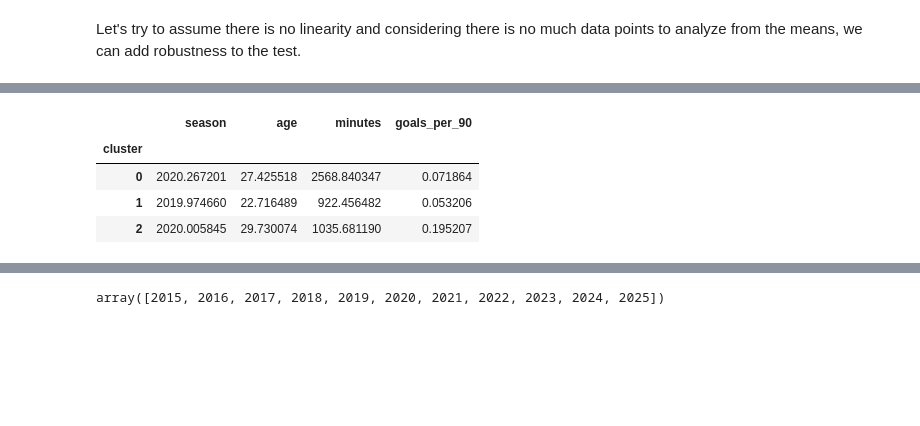
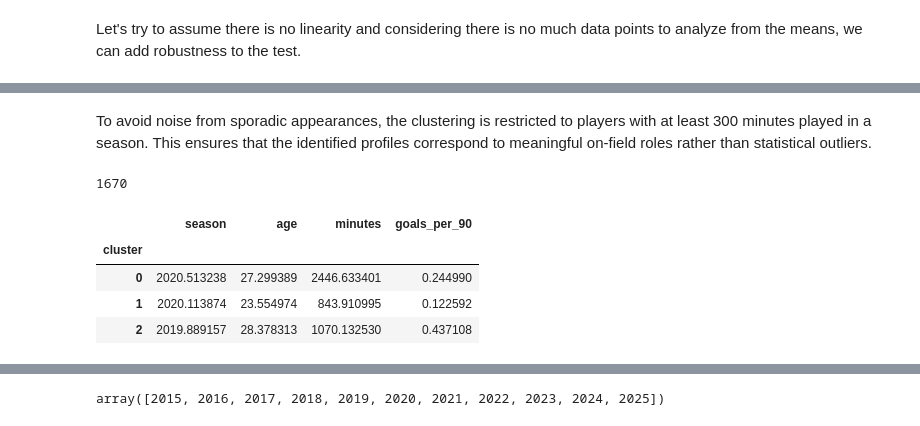
Before and after one commit to datorrado/Ageism-on-strikers-in-the-Colombian-football-league, a Jupyter notebook: ColombianFootball.ipynb, the cells around one changed output, grey strips where cells are left out. Cells and saved outputs as stored; diff of their text form; code cells hidden in the pictures; blank space fills up the shorter version.

```diff
--- a/ColombianFootball.ipynb
+++ b/ColombianFootball.ipynb
@@ -950,0 +803,2 @@ strong multicollinearity or other numerical problems.
+# %%
+df_col = consolidate_player_stats(df_col)
@@ -980,5 +1255,5 @@ Now, other doubts can be covered. How can we determine if "age" emerges as a rel
 # %%
-df_all = pd.read_csv("./data_joined/FPC_player_stats_all_seasons.csv")
+df_all = df_col.copy()
 df_all = df_all.sort_values(["season", "goals"], ascending=[True, False])
 
 df_all["rank_goals"] = (
@@ -988,3 +1263,4 @@ df_all["rank_goals"] = (
 )
 
 df_all["is_top15"] = (df_all["rank_goals"] <= 15).astype(int)
+df_all["post2020"] = (df_all["season"] > 2020).astype(int)
@@ -1076,3 +1415,20 @@ cluster_df = cluster_df[cluster_df["minutes"] >= 300]
+# %% [markdown]
+To avoid noise from sporadic appearances, the clustering is restricted to
+players with at least 300 minutes played in a season. This ensures that the
+identified profiles correspond to meaningful on-field roles rather than
+statistical outliers.
+# %%
+mask_fw = df_all["position"].str.contains("FW", na=False)
+mask_mf_goleador = df_all["position"].str.contains("MF", na=False) & (df_all["goals"] > 4)
+
+mask_base = (mask_fw | mask_mf_goleador) & (df_all["minutes"] >= 300)
+# %%
+cols_cluster = ["player","season","age","minutes","goals_per_90"]  # incluye player para merge luego
+cluster_df = df_all.loc[mask_base, cols_cluster].copy()
+cluster_df = cluster_df.dropna(subset=["age","minutes","goals_per_90"])
+len(cluster_df)
+# %% [output]
+1670
 # %%
 X = StandardScaler().fit_transform(
     cluster_df[["age", "minutes", "goals_per_90"]]
@@ -1082,15 +1438,15 @@ kmeans = KMeans(n_clusters = 3, random_state = 42)
 cluster_df["cluster"] = kmeans.fit_predict(X)
 # %%
 cluster_profiles = (
-    cluster_df
+    cluster_df.drop(columns=["player"])
     .groupby("cluster")
     .mean()
 )
 
 cluster_profiles
 # %% [output]
 |  | season | age | minutes | goals_per_90 |
 | cluster |  |  |  |  |
-| 0 | 2020.267201 | 27.425518 | 2568.840347 | 0.071864 |
-| 1 | 2019.974660 | 22.716489 | 922.456482 | 0.053206 |
-| 2 | 2020.005845 | 29.730074 | 1035.681190 | 0.195207 |
+| 0 | 2020.513238 | 27.299389 | 2446.633401 | 0.244990 |
+| 1 | 2020.113874 | 23.554974 | 843.910995 | 0.122592 |
+| 2 | 2019.889157 | 28.378313 | 1070.132530 | 0.437108 |
```
Also changed, not shown: parts of 161 cells of this notebook.
